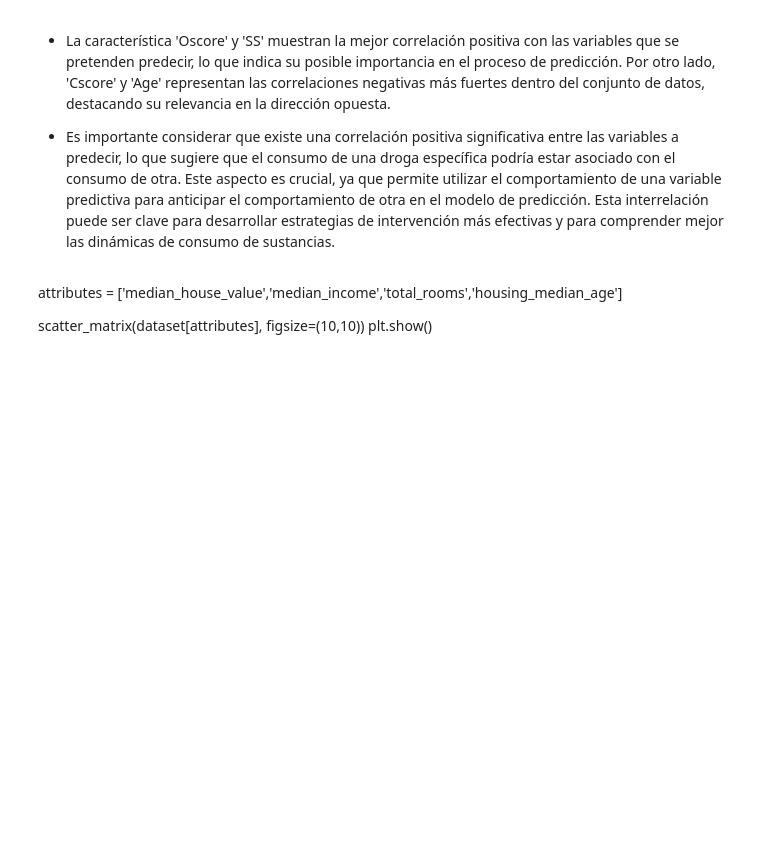
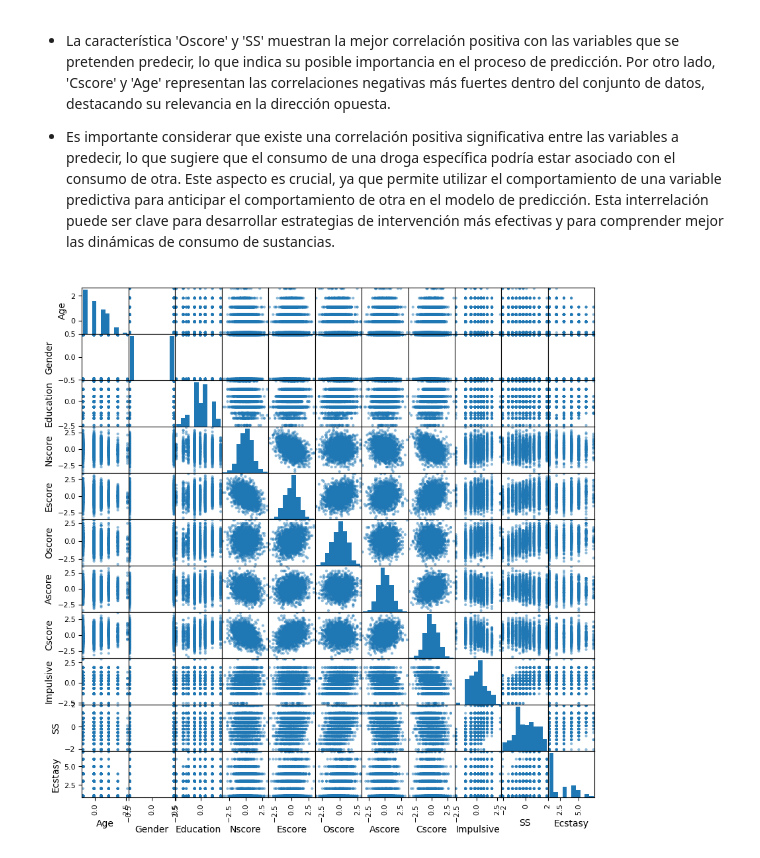
Before and after one commit to Thomas0624/Machine-Learning, a Jupyter notebook: Taller Analisis/drug_analityc.ipynb, the cells around one changed output. Saved outputs shown, nothing was run; the diff lists cells and outputs as text; code cells hidden in the pictures; blank space fills up the shorter version.

```diff
--- a/Taller Analisis/drug_analityc.ipynb
+++ b/Taller Analisis/drug_analityc.ipynb
@@ -171,6 +170,7 @@ memory usage: 471.4+ KB
 # %%
 # Se revisan las filas duplicadas
 duplicate_rows = dt_sin_errores_drug[dt_sin_errores_drug.duplicated()]
+dt_sin_errores_drug = dt_sin_errores_drug.drop_duplicates()
 duplicate_rows
 # %% [output]
 |  | ID | Age | Gender | Education | Country | Ethnicity | Nscore | Escore | Oscore | Ascore | ... | ... |
@@ -282,8 +302,10 @@ plt.show()
 - La característica 'Oscore' y 'SS' muestran la mejor correlación positiva con las variables que se pretenden predecir, lo que indica su posible importancia en el proceso de predicción. Por otro lado, 'Cscore' y 'Age' representan las correlaciones negativas más fuertes dentro del conjunto de datos, destacando su relevancia en la dirección opuesta.
 
 - Es importante considerar que existe una correlación positiva significativa entre las variables a predecir, lo que sugiere que el consumo de una droga específica podría estar asociado con el consumo de otra. Este aspecto es crucial, ya que permite utilizar el comportamiento de una variable predictiva para anticipar el comportamiento de otra en el modelo de predicción. Esta interrelación puede ser clave para desarrollar estrategias de intervención más efectivas y para comprender mejor las dinámicas de consumo de sustancias.
-# %% [markdown]
-attributes = ['median_house_value','median_income','total_rooms','housing_median_age']
-
-scatter_matrix(dataset[attributes], figsize=(10,10))
-plt.show()
+# %%
+attributes = ["Age","Gender","Education","Nscore","Escore","Oscore","Ascore","Cscore","Impulsive","SS","Ecstasy"]
+
+scatter_matrix(dt_encoder_drug[attributes], figsize=(10,10))
+plt.show()
+# %% [output]
+[figure, added]
```
Also changed, not shown: parts of 21 cells of this notebook.
